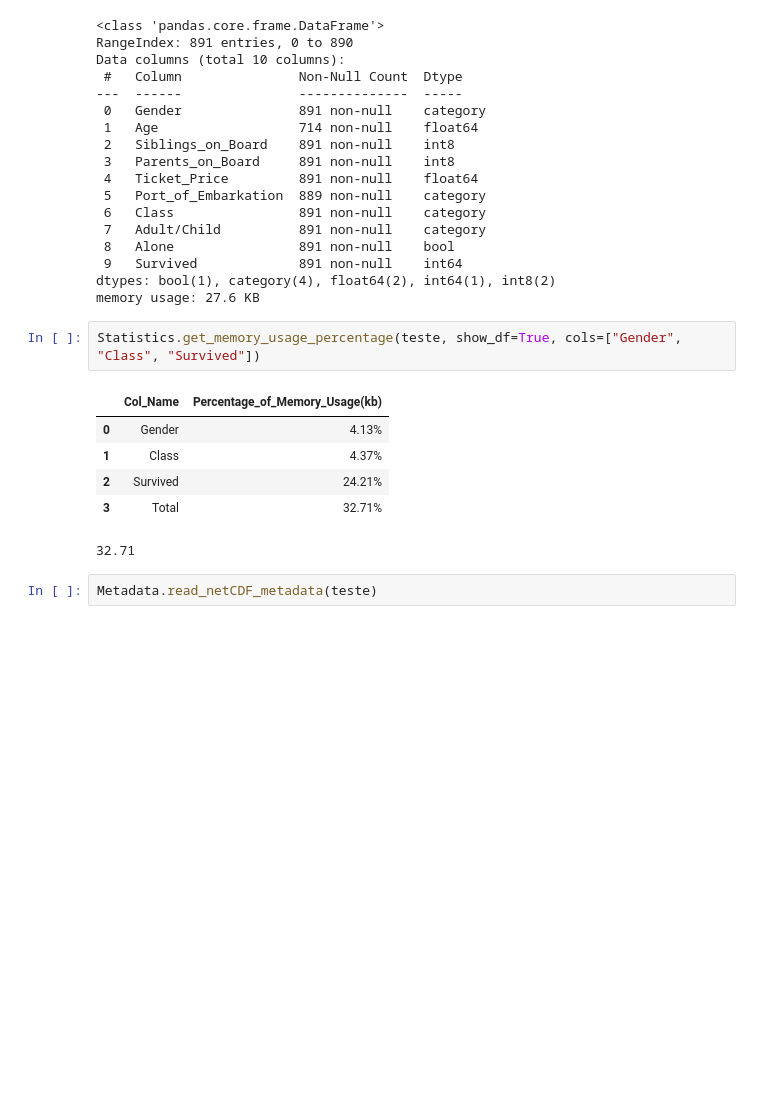
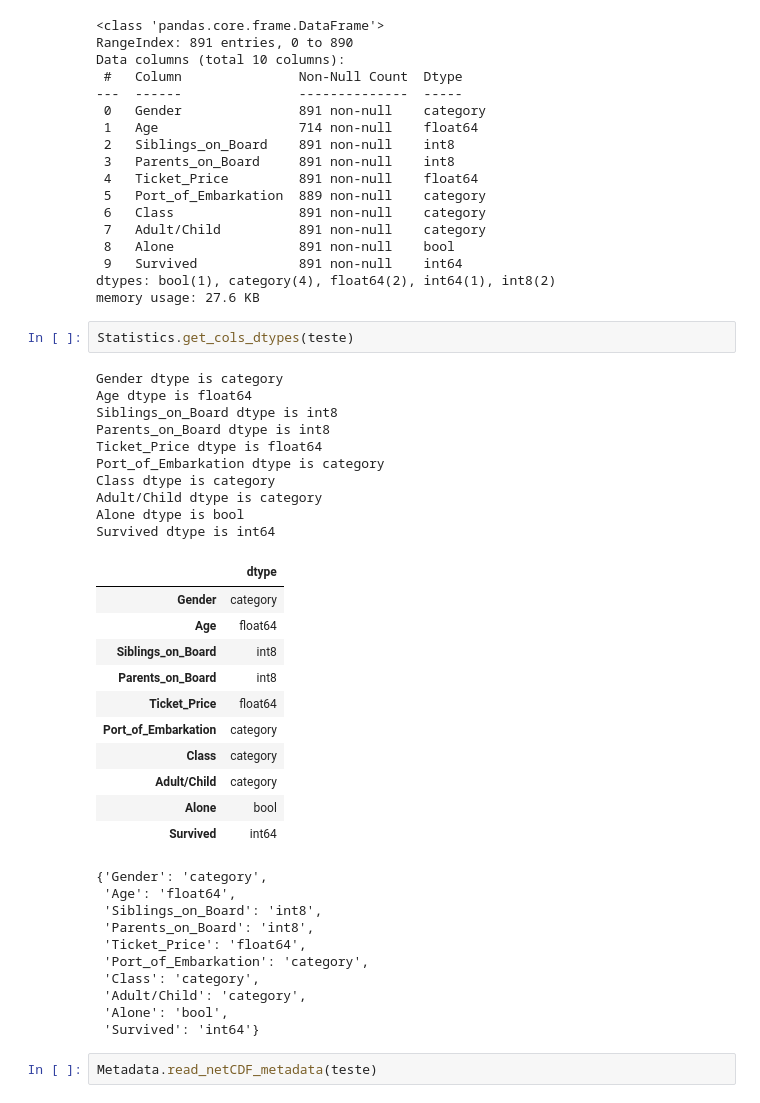
Before and after one commit to Abigor111/SunTzu, a Jupyter notebook: examples/MetadataFunctions.ipynb, the cells around one changed output. Cells and saved outputs as stored; diff of their text form; blank space fills up the shorter version.

```diff
--- a/examples/MetadataFunctions.ipynb
+++ b/examples/MetadataFunctions.ipynb
@@ -1397,15 +1569,40 @@ Data columns (total 10 columns):
  9   Survived             891 non-null    int64
 dtypes: bool(1), category(4), float64(2), int64(1), int8(2)
 memory usage: 27.6 KB
-# %%
-Statistics.get_memory_usage_percentage(teste, show_df=True, cols=["Gender", "Class", "Survived"])
-# %% [output]
-|  | Col_Name | Percentage_of_Memory_Usage(kb) |
-| 0 | Gender | 4.13% |
-| 1 | Class | 4.37% |
-| 2 | Survived | 24.21% |
-| 3 | Total | 32.71% |
-32.71
+# %%
+Statistics.get_cols_dtypes(teste)
+# %% [output]
+Gender dtype is category
+Age dtype is float64
+Siblings_on_Board dtype is int8
+Parents_on_Board dtype is int8
+Ticket_Price dtype is float64
+Port_of_Embarkation dtype is category
+Class dtype is category
+Adult/Child dtype is category
+Alone dtype is bool
+Survived dtype is int64
+|  | dtype |
+| Gender | category |
+| Age | float64 |
+| Siblings_on_Board | int8 |
+| Parents_on_Board | int8 |
+| Ticket_Price | float64 |
+| Port_of_Embarkation | category |
+| Class | category |
+| Adult/Child | category |
+| Alone | bool |
+| Survived | int64 |
+{'Gender': 'category',
+ 'Age': 'float64',
+ 'Siblings_on_Board': 'int8',
+ 'Parents_on_Board': 'int8',
+ 'Ticket_Price': 'float64',
+ 'Port_of_Embarkation': 'category',
+ 'Class': 'category',
+ 'Adult/Child': 'category',
+ 'Alone': 'bool',
+ 'Survived': 'int64'}
 # %%
 Metadata.read_netCDF_metadata(teste)
 # %% [output]
```
Also changed, not shown: parts of 3 cells of this notebook.
